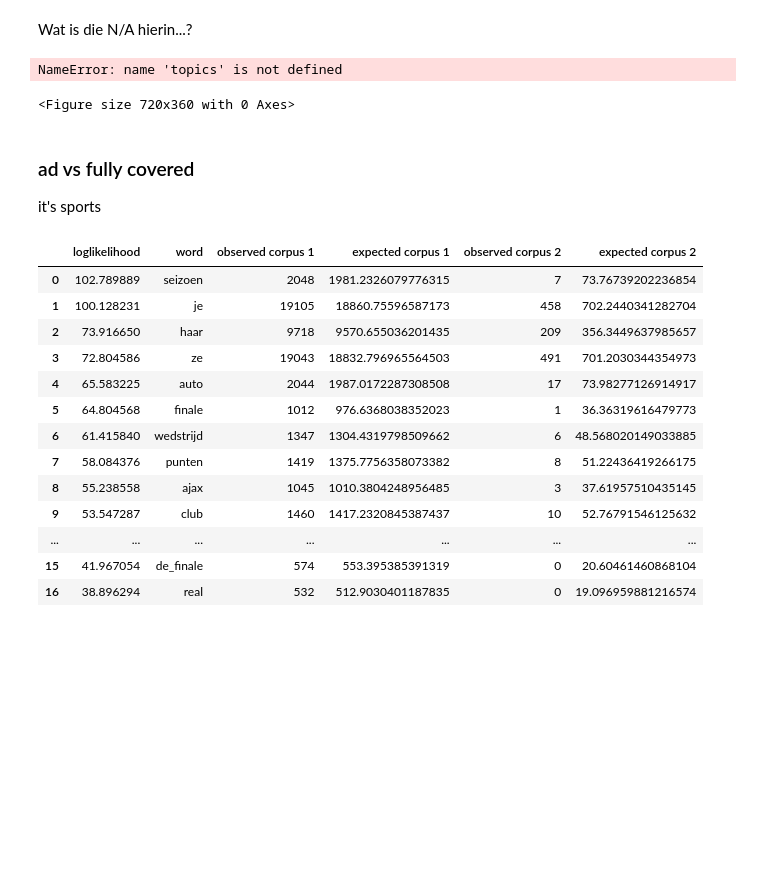
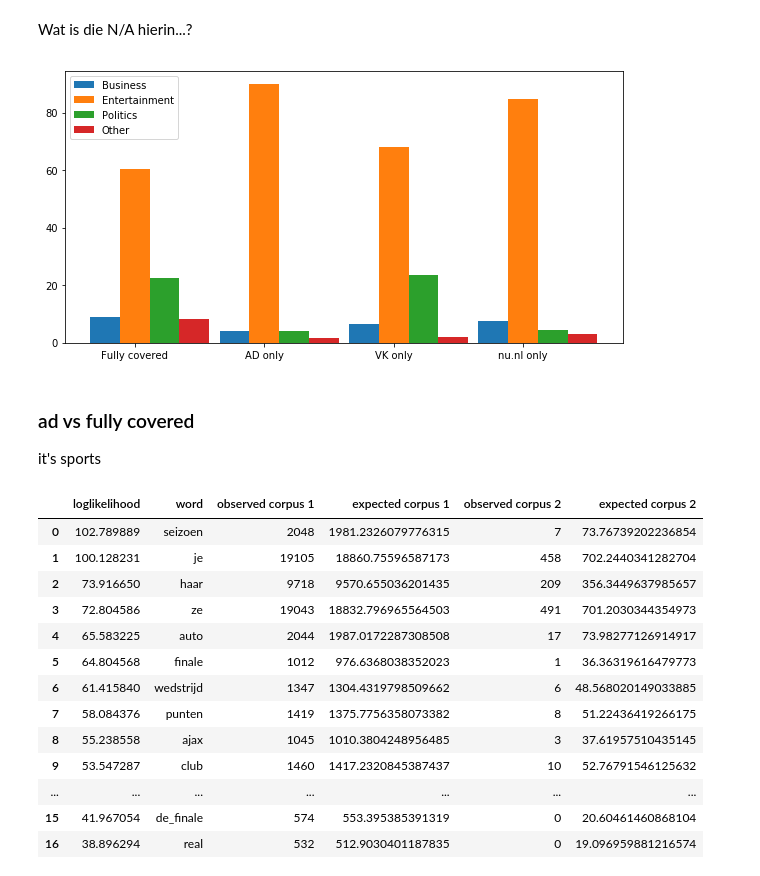
Before and after one commit to damian0604/newsevents, a Jupyter notebook: src/analysis/clustering.ipynb, the cells around one changed output. Drawn from its saved outputs; the diff is of its cells as text; code cells hidden in the pictures; blank space fills up the shorter version.

Commit message:
download classifier automatically

```diff
--- a/src/analysis/clustering.ipynb
+++ b/src/analysis/clustering.ipynb
@@ -448,6 +449,16 @@ def get_topics(text_df, path_to_model):
     return result
 # %%
 PATH_TO_MODEL = '/home/marieke/news_events/susan_PAclassifier/PassiveAggressive_text_Dutch_news.pkl'
+# %%
+# Download classifier by Vermeer (2018) if we don't have it yet
+
+PATH_TO_MODEL = '../lib/PassiveAggressive_text_Dutch_news.pkl'
+
+if not os.path.exists(PATH_TO_MODEL):
+    r = requests.get('https://ndownloader.figshare.com/files/13514468', allow_redirects=True)
+    with open(PATH_TO_MODEL, mode = 'wb') as f:
+        f.write(r.content)
+    print('Downloaded classifier with status code {} and saved as {}'.format(r.status_code, PATH_TO_MODEL))
 # %%
 df_softcos06_outlet = reduce_to_field(df_softcos06, 'doctype')
 groups = get_fully_covered_events(df_softcos06_outlet)
@@ -471,28 +488,30 @@ Wat is die N/A hierin...?
 # %%
 
 labels = ['Fully covered', 'AD only', 'VK only', 'nu.nl only']
 barWidth = 0.23
 
 plt.figure(figsize=(10,5))
 
 r1 = np.arange(len(topics['Business']))
 r2 = [x + barWidth for x in r1]
 r3 = [x + barWidth for x in r2]
 r4 = [x + barWidth for x in r3]
 
 plt.bar(r1, topics['Business'], width=barWidth, label='Business')
 plt.bar(r2, topics['Entertainment'], width=barWidth, label='Entertainment')
 plt.bar(r3, topics['Politics'], width=barWidth, label='Politics')
 plt.bar(r4, topics['Other'], width=barWidth, label='Other')
 
 plt.xlabel('')
 plt.xticks([r + barWidth for r in range(len(topic_fully))], labels)
 
 plt.legend()
+filename = '../../report/figures/classification'
+plt.savefig(filename+'.png', dpi=400)
+plt.savefig(filename+'.eps')
 plt.show()
 # %% [output]
-NameError: name 'topics' is not defined
-<Figure size 720x360 with 0 Axes>
+[figure, added]
 # %%
 def column_to_words(df, bigrams = True):
     '''we are only considering the first article; we only want one per event b/c we
```
Also changed, not shown: parts of 2 cells of this notebook.
